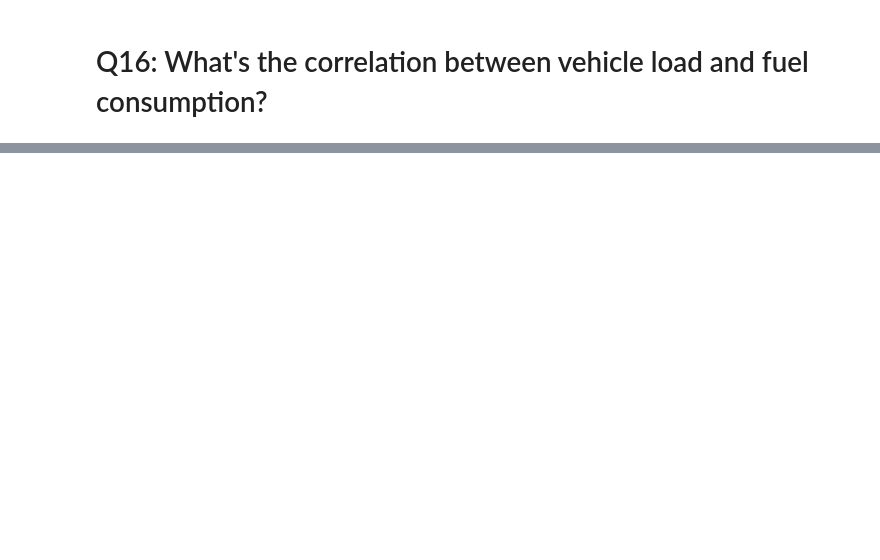
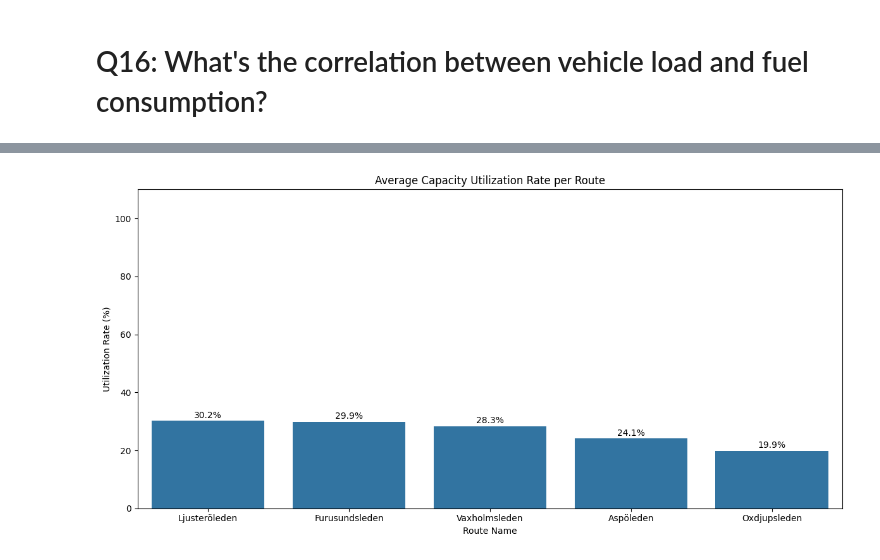
Before and after one commit to vildly/lighthouse-sensor-bot, a Jupyter notebook: backend/ValidateSyntheticQuestions.ipynb, the cells around one changed output, grey strips where cells are left out. Drawn from its saved outputs; the diff is of its cells as text; code cells hidden in the pictures; blank space fills up the shorter version.

```diff
--- a/backend/ValidateSyntheticQuestions.ipynb
+++ b/backend/ValidateSyntheticQuestions.ipynb
@@ -807,0 +965,94 @@ On Thursdays, Oxdjupsleden has:
+# %%
+import pandas as pd
+import matplotlib.pyplot as plt
+import seaborn as sns
+
+def calculate_route_capacity_utilization(df):
+    """
+    Calculates the average capacity utilization rate for each ferry route.
+
+    Args:
+        df: pandas DataFrame containing ferry operation data
+
+    Returns:
+        DataFrame: containing route names and their average capacity utilization rates
+    """
+    # Create a copy to avoid modifying the original dataframe
+    utilization_data = df.copy()
+
+    # Assume that passenger_car_equivalent represents the actual load
+    # Assume maximum capacity values for each route (based on the data exploration)
+    # These values should be adjusted based on actual maximum capacity of ferries
+    route_max_capacity = {
+        'Aspöleden': 60,
+        'Furusundsleden': 60,
+        'Ljusteröleden': 75,
+        'Oxdjupsleden': 50,
+        'Vaxholmsleden': 65
+    }
+
+    # Function to calculate utilization for each trip
+    def calculate_utilization(row):
+        route = row['route_name']
+        if route in route_max_capacity:
+            outbound_pce = row['passenger_car_equivalent_outbound'] if not pd.isna(row['passenger_car_equivalent_outbound']) else 0
+            inbound_pce = row['passenger_car_equivalent_inbound'] if not pd.isna(row['passenger_car_equivalent_inbound']) else 0
+            max_cap = route_max_capacity[route]
+
+            # Calculate utilization for each direction
+            outbound_util = min(outbound_pce / max_cap * 100, 100) if max_cap > 0 else 0
+            inbound_util = min(inbound_pce / max_cap * 100, 100) if max_cap > 0 else 0
+
+            # Average of both directions
+            return (outbound_util + inbound_util) / 2
+        return None
+
+    # Apply the utilization calculation
+    utilization_data['capacity_utilization'] = utilization_data.apply(calculate_utilization, axis=1)
+
+    # Group by route and calculate average utilization
+    route_utilization = utilization_data.groupby('route_name')['capacity_utilization'].mean().reset_index()
+
+    # Sort by utilization rate (descending)
+    route_utilization = route_utilization.sort_values('capacity_utilization', ascending=False)
+
+    # Print the results
+    print("Average Capacity Utilization Rate per Route:")
+    for _, row in route_utilization.iterrows():
+        print(f"{row['route_name']}: {row['capacity_utilization']:.2f}%")
+
+    # Highlight the highest and lowest utilization routes
+    highest_util_route = route_utilization.iloc[0]
+    lowest_util_route = route_utilization.iloc[-1]
+
+    print(f"\nThe route with the highest average capacity utilization is {highest_util_route['route_name']} at {highest_util_route['capacity_utilization']:.2f}%")
+    print(f"The route with the lowest average capacity utilization is {lowest_util_route['route_name']} at {lowest_util_route['capacity_utilization']:.2f}%")
+
+    # Create visualization
+    plt.figure(figsize=(12, 6))
+    ax = sns.barplot(x='route_name', y='capacity_utilization', data=route_utilization)
+
+    # Add data labels on top of each bar
+    for i, v in enumerate(route_utilization['capacity_utilization']):
+        ax.text(i, v + 1, f"{v:.1f}%", ha='center')
+
+    plt.title('Average Capacity Utilization Rate per Route')
+    plt.xlabel('Route Name')
+    plt.ylabel('Utilization Rate (%)')
+    plt.ylim(0, 110)  # Add some space for the data labels
+    plt.tight_layout()
+    plt.show()
+
+    return route_utilization
+
+if __name__ == "__main__":
+    # Load the ferry trips data
+    ferry_data = pd.read_csv('data/ferry_trips_data_large.csv')
+
+    # Execute the function
+    route_utilization_rates = calculate_route_capacity_utilization(ferry_data)
+
+    # Format the answer for the highest utilization route
+    highest_route = route_utilization_rates.iloc[0]
+    print(f"\nQ17 Answer: The route with the highest average capacity utilization rate is {highest_route['route_name']} at {highest_route['capacity_utilization']:.2f}%.")
+# %% [output]
@@ -807,0 +1068 @@ On Thursdays, Oxdjupsleden has:
+[figure, added]
```
Also changed, not shown: parts of 12 cells of this notebook.
